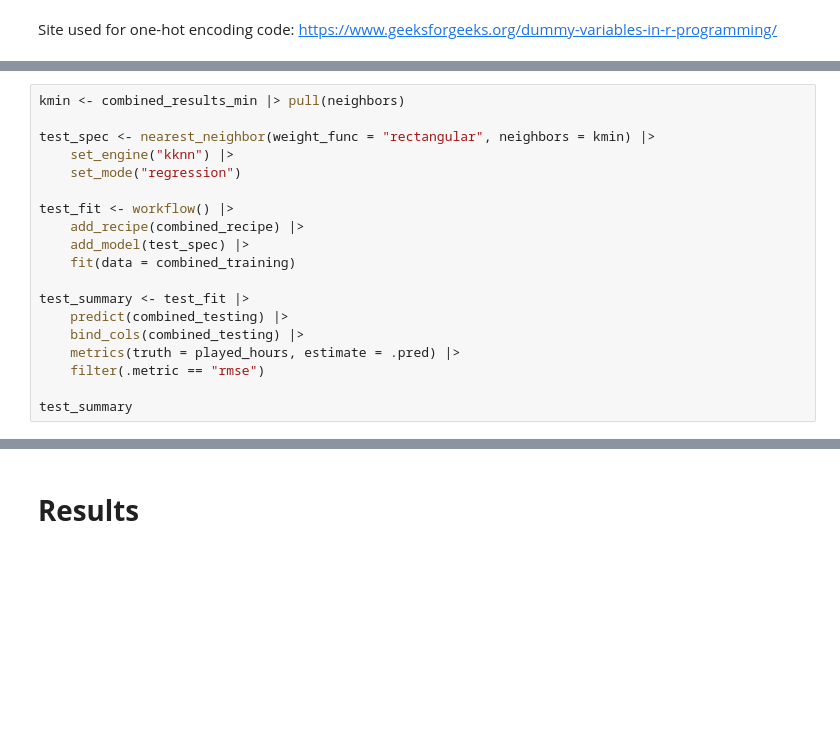
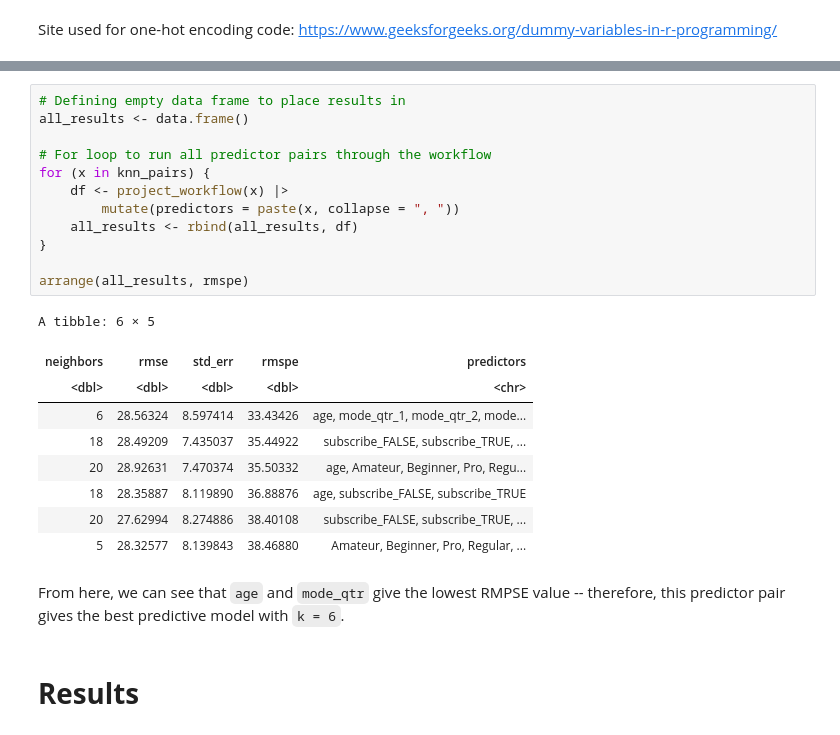
Before and after one commit to akdivinagracia/project-009-2, a Jupyter notebook: notebook.ipynb, the cells around one changed output, grey strips where cells are left out. Cells and saved outputs as stored; diff of their text form; blank space fills up the shorter version.

```diff
--- a/notebook.ipynb
+++ b/notebook.ipynb
@@ -319,19 +269,0 @@ A tibble: 1 × 7
-# %%
-kmin <- combined_results_min |> pull(neighbors)
-
-test_spec <- nearest_neighbor(weight_func = "rectangular", neighbors = kmin) |>
-    set_engine("kknn") |>
-    set_mode("regression")
-
-test_fit <- workflow() |>
-    add_recipe(combined_recipe) |>
-    add_model(test_spec) |>
-    fit(data = combined_training)
-
-test_summary <- test_fit |>
-    predict(combined_testing) |>
-    bind_cols(combined_testing) |>
-    metrics(truth = played_hours, estimate = .pred) |>
-    filter(.metric == "rmse")
-
-test_summary
@@ -343,3 +333,27 @@ A tibble: 1 × 3
+# %%
+# Defining empty data frame to place results in
+all_results <- data.frame()
+
+# For loop to run all predictor pairs through the workflow
+for (x in knn_pairs) {
+    df <- project_workflow(x) |>
+        mutate(predictors = paste(x, collapse = ", "))
+    all_results <- rbind(all_results, df)
+}
+
+arrange(all_results, rmspe)
+# %% [output]
+A tibble: 6 × 5
+| neighbors | rmse | std_err | rmspe | predictors |
+| <dbl> | <dbl> | <dbl> | <dbl> | <chr> |
+| 6 | 28.56324 | 8.597414 | 33.43426 | age, mode_qtr_1, mode_qtr_2, mode... |
+| 18 | 28.49209 | 7.435037 | 35.44922 | subscribe_FALSE, subscribe_TRUE, ... |
+| 20 | 28.92631 | 7.470374 | 35.50332 | age, Amateur, Beginner, Pro, Regu... |
+| 18 | 28.35887 | 8.119890 | 36.88876 | age, subscribe_FALSE, subscribe_TRUE |
+| 20 | 27.62994 | 8.274886 | 38.40108 | subscribe_FALSE, subscribe_TRUE, ... |
+| 5 | 28.32577 | 8.139843 | 38.46880 | Amateur, Beginner, Pro, Regular, ... |
+# %% [markdown]
+From here, we can see that `age` and `mode_qtr` give the lowest RMPSE value -- therefore, this predictor pair gives the best predictive model with `k = 6`.
 # %% [markdown]
 # **Results** ##
 # %% [markdown]
```
Also changed, not shown: parts of 11 cells of this notebook.
